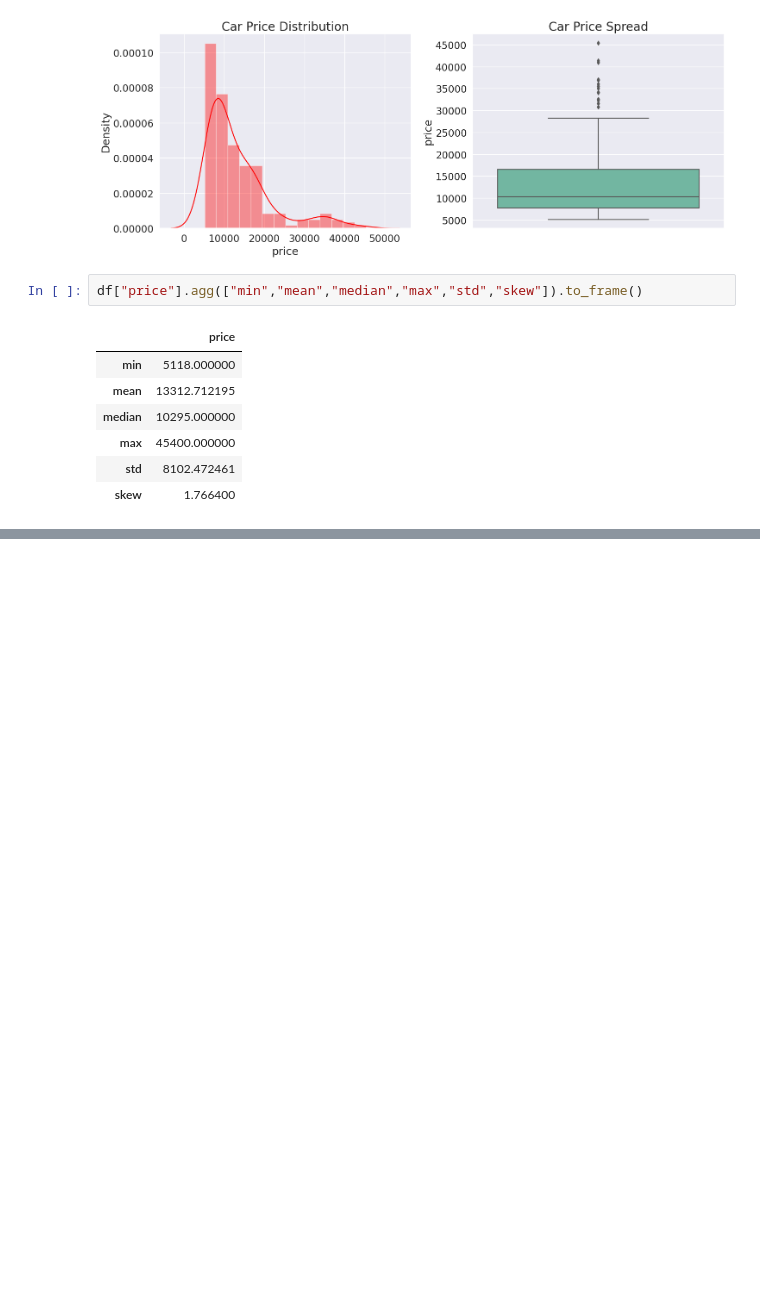
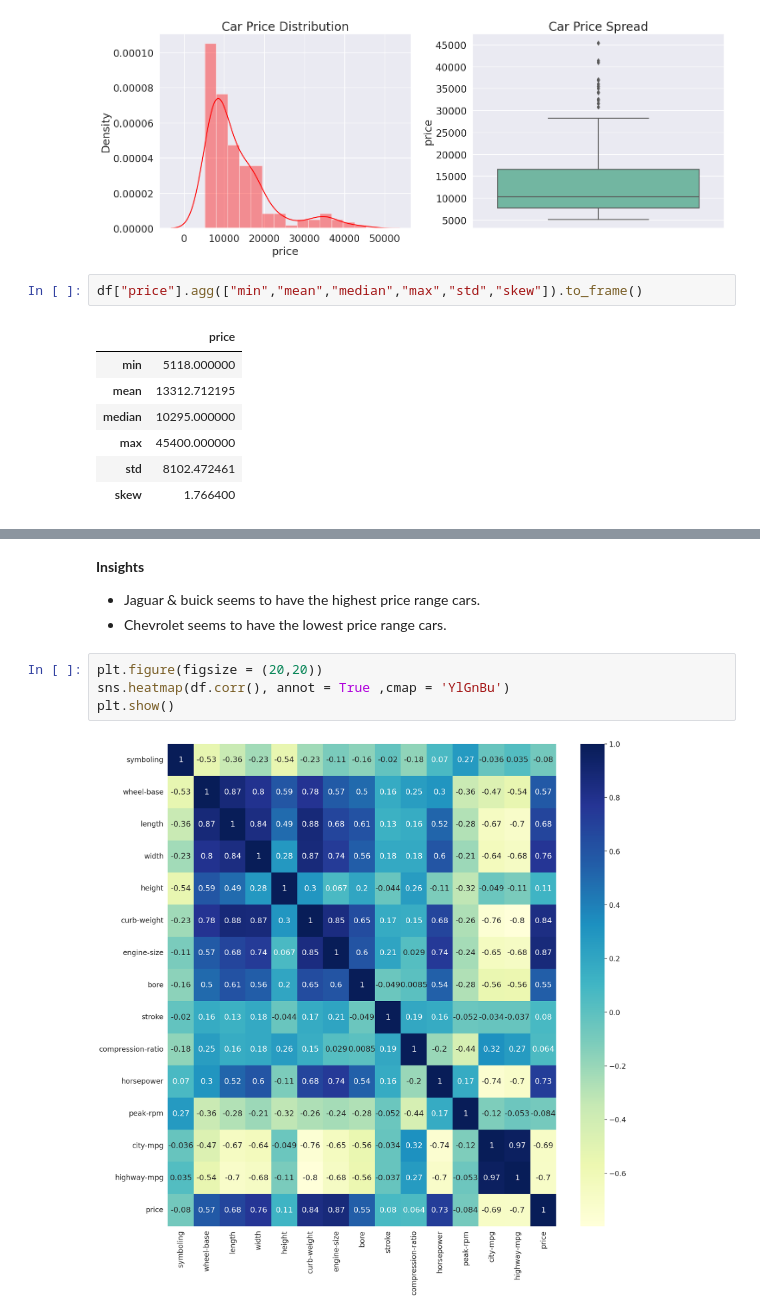
Before and after one commit to ShreeKeshavan/Car_price_prediction, a Jupyter notebook: Car_price_prediction.ipynb, the cells around one changed output, grey strips where cells are left out. Saved outputs shown, nothing was run; the diff lists cells and outputs as text; blank space fills up the shorter version.

```diff
--- a/Car_price_prediction.ipynb
+++ b/Car_price_prediction.ipynb
@@ -277,0 +302,11 @@ df["price"].agg(["min","mean","median","max","std","skew"]).to_frame()
+# %% [markdown]
+**Insights**
+
+* Jaguar & buick seems to have the highest price range cars.
+* Chevrolet seems to have the lowest price range cars.
+# %%
+plt.figure(figsize = (20,20))
+sns.heatmap(df.corr(), annot = True ,cmap = 'YlGnBu')
+plt.show()
+# %% [output]
+[figure, added]
```
Also changed, not shown: parts of 7 cells of this notebook.
